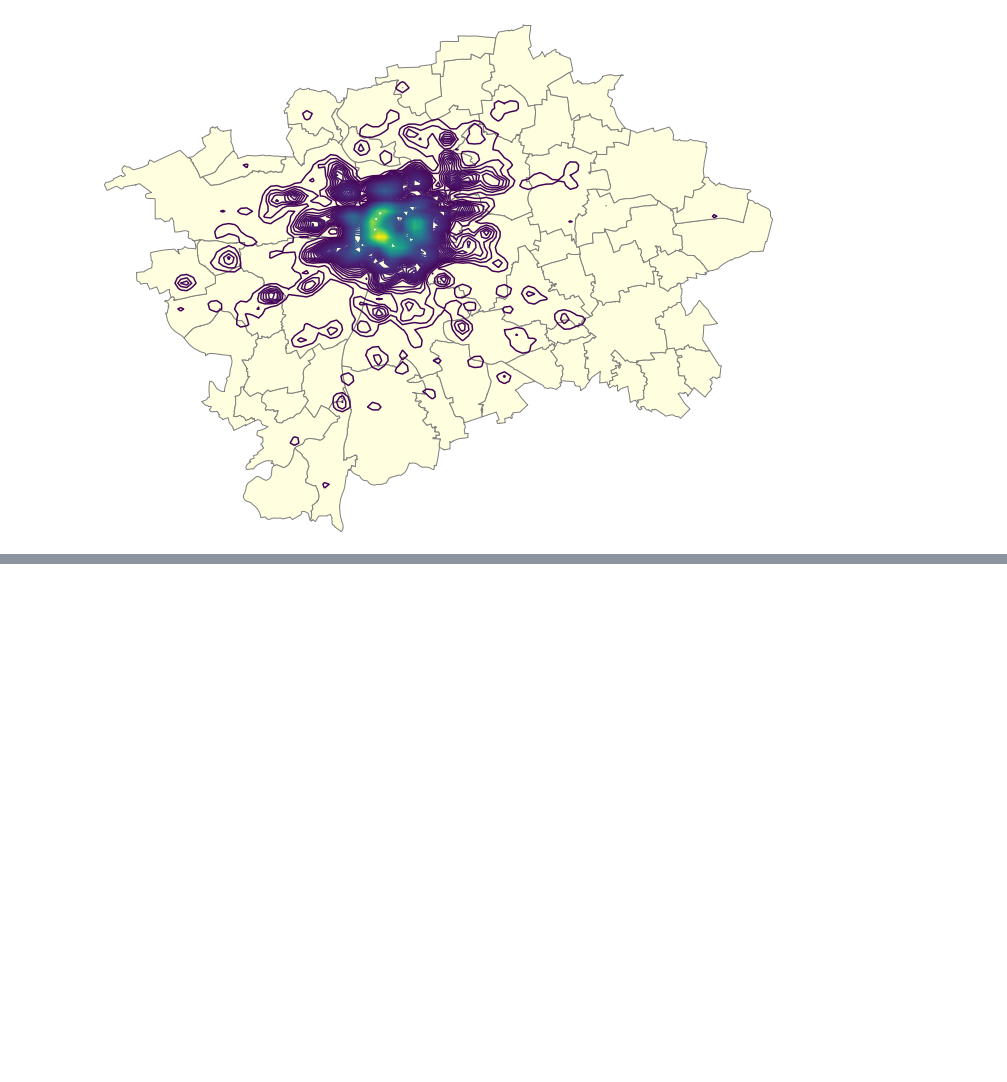
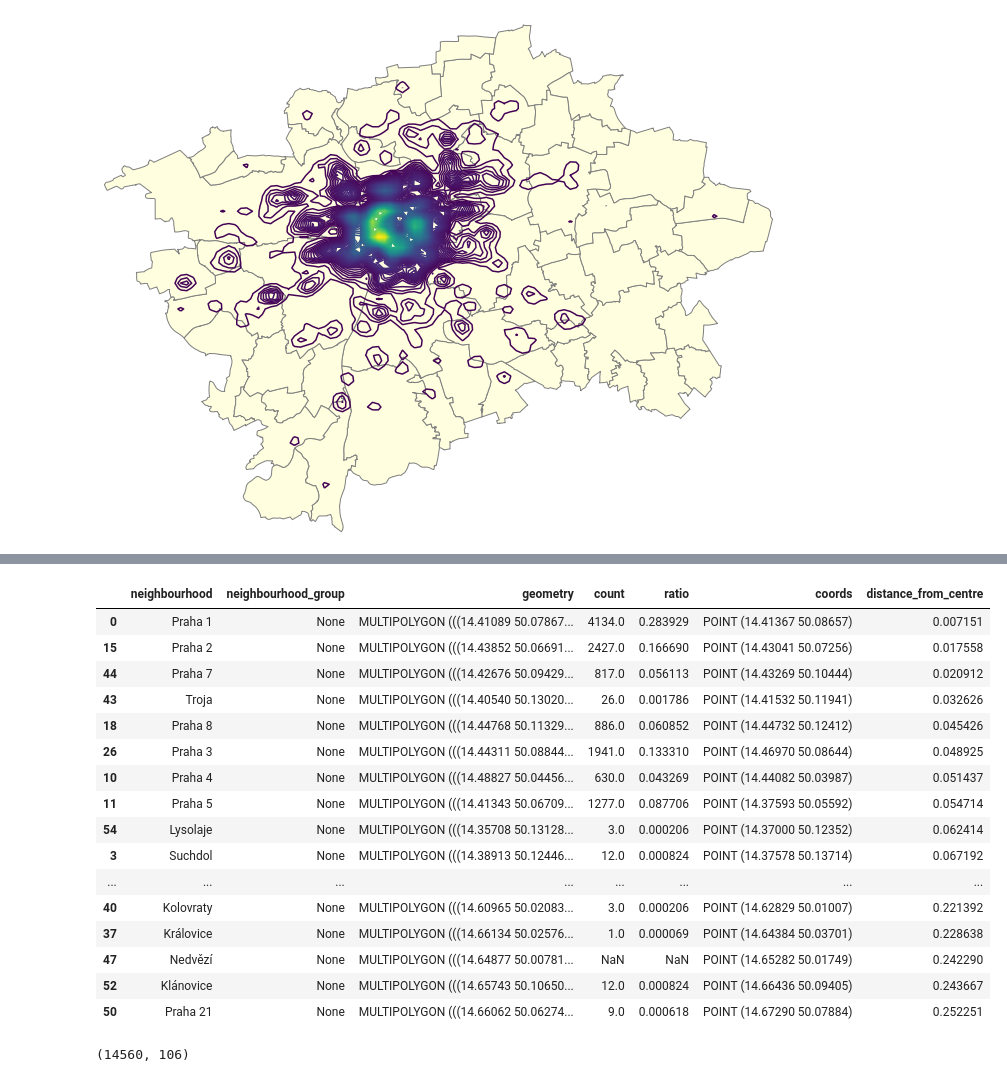
Before and after one commit to jakubkocvara/prague-airbnb, a Jupyter notebook: prague_airbnb_visualisation.ipynb, the cells around one changed output, grey strips where cells are left out. Cells and saved outputs as stored; diff of their text form; code cells hidden in the pictures; blank space fills up the shorter version.

```diff
--- a/prague_airbnb_visualisation.ipynb
+++ b/prague_airbnb_visualisation.ipynb
@@ -102,0 +95,24 @@ dtype: object
+# %%
+old_town_square = Point(14.4207863, 50.0872473)
+# %%
+df_geo['distance_from_centre'] = df_geo['coords'].apply(lambda x: x.distance(old_town_square))
+# %%
+df_geo.sort_values('distance_from_centre')
+# %% [output]
+|  | neighbourhood | neighbourhood_group | geometry | count | ratio | coords | distance_from_centre |
+| 0 | Praha 1 | None | MULTIPOLYGON (((14.41089 50.07867... | 4134.0 | 0.283929 | POINT (14.41367 50.08657) | 0.007151 |
+| 15 | Praha 2 | None | MULTIPOLYGON (((14.43852 50.06691... | 2427.0 | 0.166690 | POINT (14.43041 50.07256) | 0.017558 |
+| 44 | Praha 7 | None | MULTIPOLYGON (((14.42676 50.09429... | 817.0 | 0.056113 | POINT (14.43269 50.10444) | 0.020912 |
+| 43 | Troja | None | MULTIPOLYGON (((14.40540 50.13020... | 26.0 | 0.001786 | POINT (14.41532 50.11941) | 0.032626 |
+| 18 | Praha 8 | None | MULTIPOLYGON (((14.44768 50.11329... | 886.0 | 0.060852 | POINT (14.44732 50.12412) | 0.045426 |
+| 26 | Praha 3 | None | MULTIPOLYGON (((14.44311 50.08844... | 1941.0 | 0.133310 | POINT (14.46970 50.08644) | 0.048925 |
+| 10 | Praha 4 | None | MULTIPOLYGON (((14.48827 50.04456... | 630.0 | 0.043269 | POINT (14.44082 50.03987) | 0.051437 |
+| 11 | Praha 5 | None | MULTIPOLYGON (((14.41343 50.06709... | 1277.0 | 0.087706 | POINT (14.37593 50.05592) | 0.054714 |
+| 54 | Lysolaje | None | MULTIPOLYGON (((14.35708 50.13128... | 3.0 | 0.000206 | POINT (14.37000 50.12352) | 0.062414 |
+| 3 | Suchdol | None | MULTIPOLYGON (((14.38913 50.12446... | 12.0 | 0.000824 | POINT (14.37578 50.13714) | 0.067192 |
+| ... | ... | ... | ... | ... | ... | ... | ... |
+| 40 | Kolovraty | None | MULTIPOLYGON (((14.60965 50.02083... | 3.0 | 0.000206 | POINT (14.62829 50.01007) | 0.221392 |
+| 37 | Královice | None | MULTIPOLYGON (((14.66134 50.02576... | 1.0 | 0.000069 | POINT (14.64384 50.03701) | 0.228638 |
+| 47 | Nedvězí | None | MULTIPOLYGON (((14.64877 50.00781... | NaN | NaN | POINT (14.65282 50.01749) | 0.242290 |
+| 52 | Klánovice | None | MULTIPOLYGON (((14.65743 50.10650... | 12.0 | 0.000824 | POINT (14.66436 50.09405) | 0.243667 |
+| 50 | Praha 21 | None | MULTIPOLYGON (((14.66062 50.06274... | 9.0 | 0.000618 | POINT (14.67290 50.07884) | 0.252251 |
@@ -102,0 +127,4 @@ dtype: object
+# %%
+df_l.shape
+# %% [output]
+(14560, 106)
```
Also changed, not shown: parts of 9 cells of this notebook, 1 other file.
